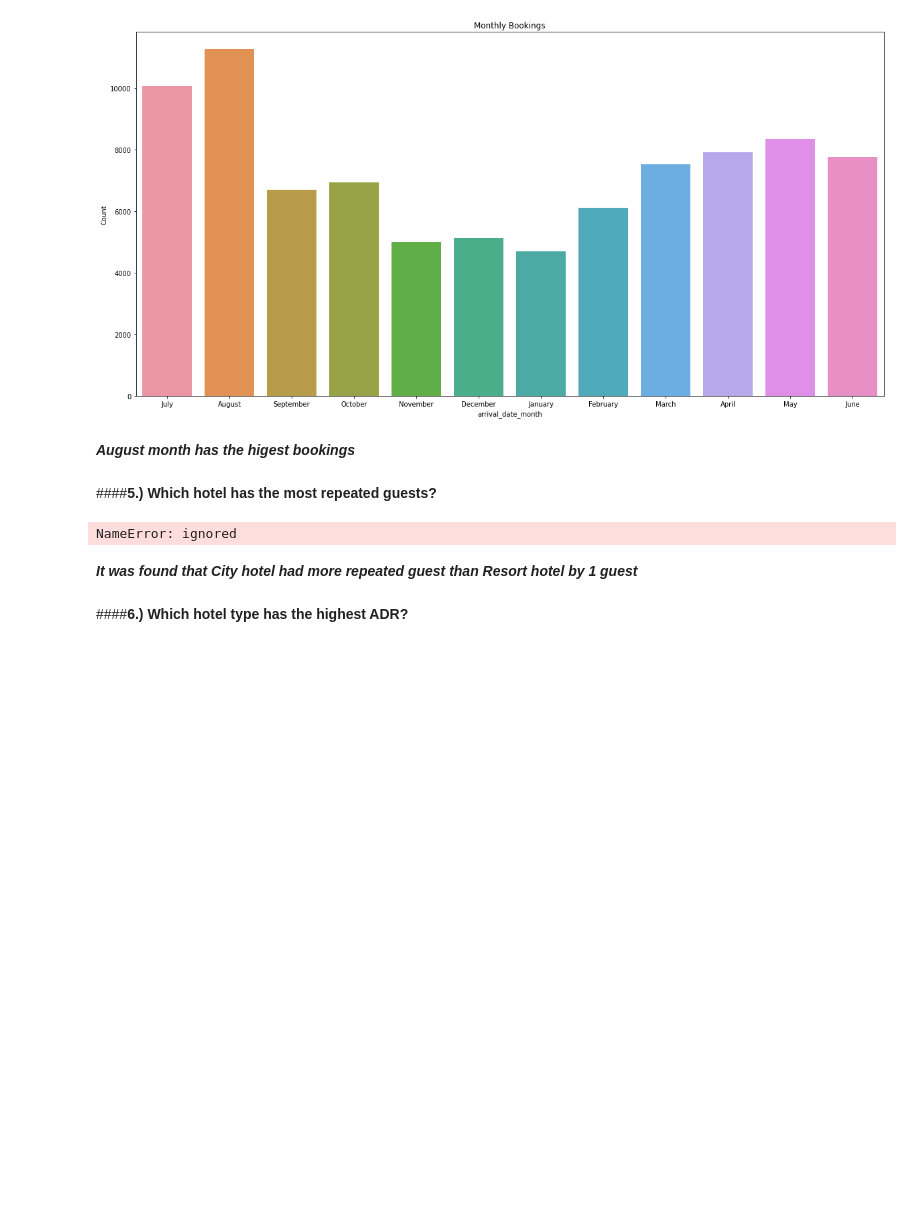
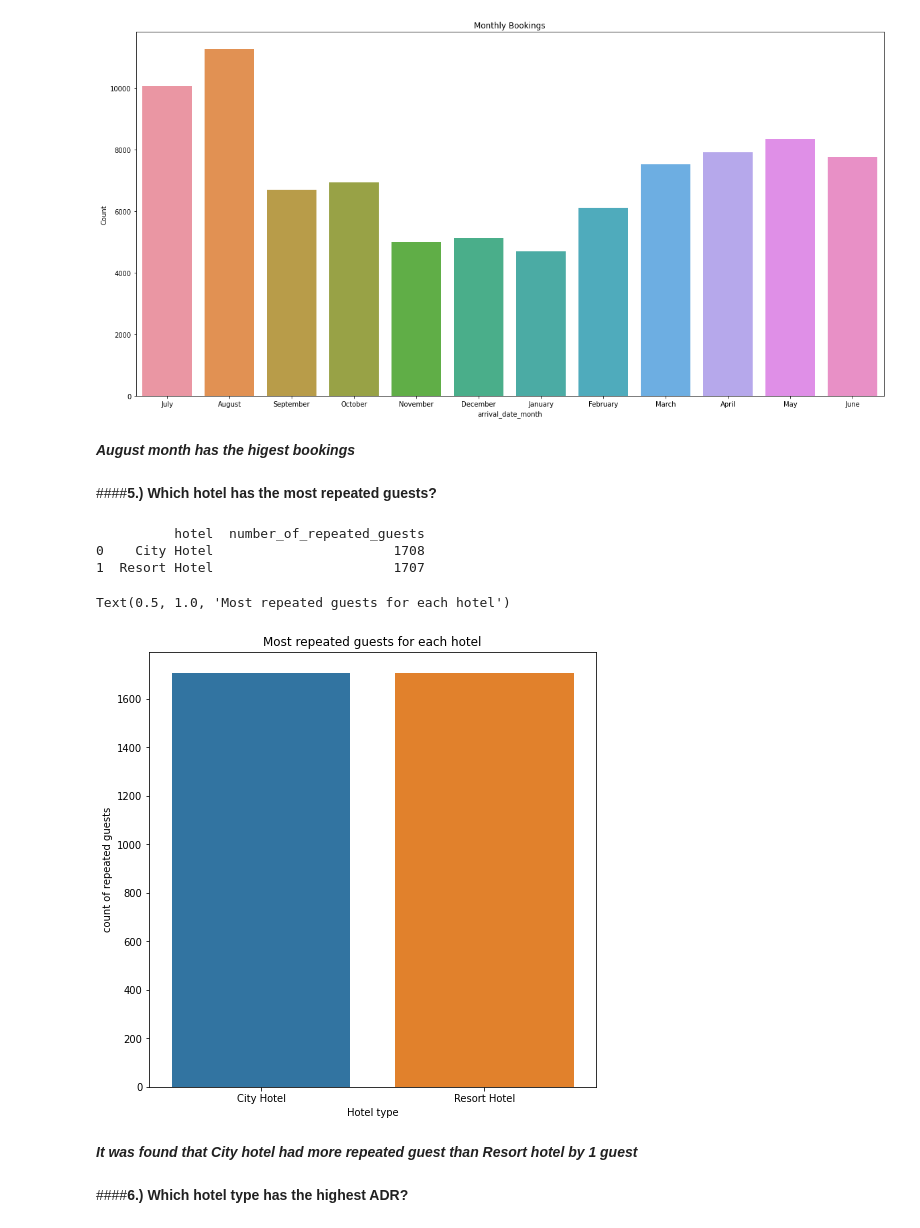
Before and after one commit to Jasjot-Kaur/Hotel-Booking-Analysis, a Jupyter notebook: Hotel_Bookings_Exploratory_Data_Analysis.ipynb, the cells around one changed output. Saved outputs shown, nothing was run; the diff lists cells and outputs as text; code cells hidden in the pictures; blank space fills up the shorter version.

```diff
--- a/Hotel_Bookings_Exploratory_Data_Analysis.ipynb
+++ b/Hotel_Bookings_Exploratory_Data_Analysis.ipynb
@@ -513,18 +513,23 @@ Text(0.5, 1.0, 'Monthly Bookings')
 ####**5.) Which hotel has the most repeated guests?**
 # %%
 vi=df_h1[df_h1['repeated_guest']==1].groupby('hotel').size().reset_index().rename(columns={0:'number_of_repeated_guests'})
-print(vineet)
+print(vi)
 # %% [output]
-NameError: ignored
+          hotel  number_of_repeated_guests
+0    City Hotel                       1708
+1  Resort Hotel                       1707
 # %%
 #set plot size adn plot barplot
-plt.figure(figsize=(5,5))
-sns.barplot(x=vi['hotel'],y=vi['number_of_repated_guests'])
+plt.figure(figsize=(8,8))
+sns.barplot(x=vi['hotel'],y=vi['number_of_repeated_guests'])
 
 # set labels
 plt.xlabel('Hotel type')
 plt.ylabel('count of repeated guests')
 plt.title("Most repeated guests for each hotel")
+# %% [output]
+Text(0.5, 1.0, 'Most repeated guests for each hotel')
+[figure, added]
 # %% [markdown]
 ***It was found that City hotel had more repeated guest than Resort hotel by 1 guest***
 # %% [markdown]
```
Also changed, not shown: parts of 16 cells of this notebook.
